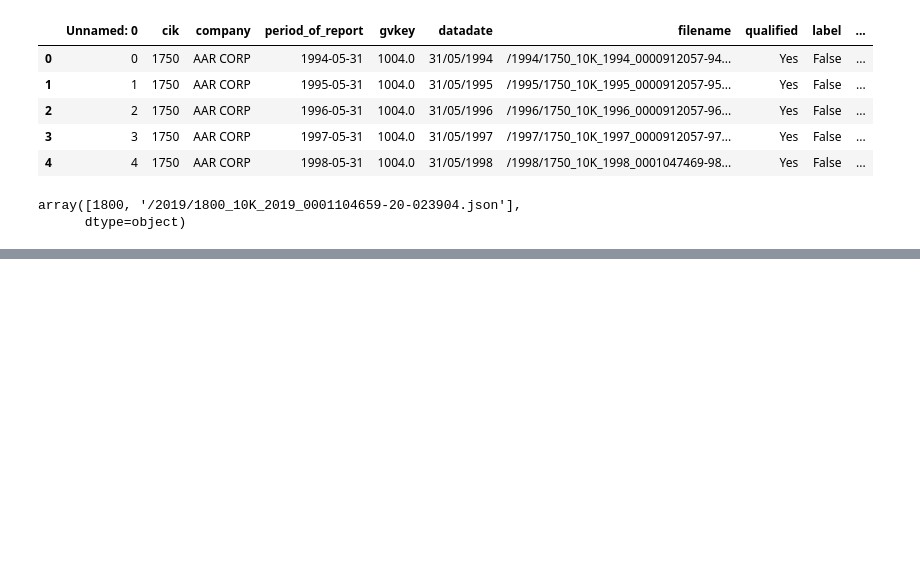
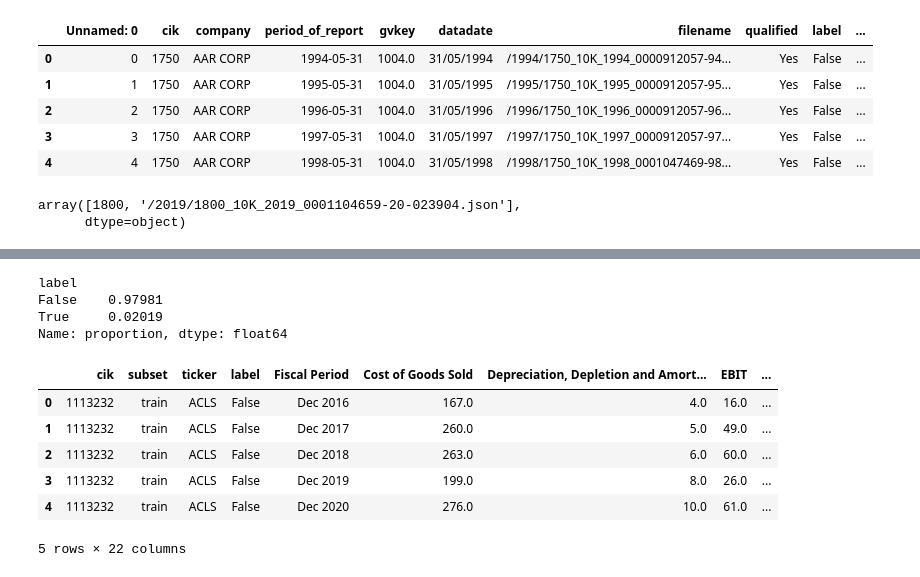
Before and after one commit to grepoz/bankruptcy-prophet, a Jupyter notebook: dataset/edgar-summary-generator.ipynb, the cells around one changed output, grey strips where cells are left out. Drawn from its saved outputs; the diff is of its cells as text; code cells hidden in the pictures; blank space fills up the shorter version.

```diff
--- a/dataset/edgar-summary-generator.ipynb
+++ b/dataset/edgar-summary-generator.ipynb
@@ -421,0 +940,4 @@ df.to_csv('example_textual_data.csv', index=False)
+# %%
+# get three columns: ciks, labels, subset
+df_bankrupt_companies_unique = df_bankrupt_companies_unique[['cik', 'label', 'subset']]
+df_bankrupt_companies_unique.head()
@@ -421,0 +951,4 @@ df.to_csv('example_textual_data.csv', index=False)
+# %%
+# add to the textual data the labels and subsets
+df = pd.merge(df, df_bankrupt_companies_unique, on='cik', how='left')
+df.head()
@@ -421,0 +962,3 @@ df.to_csv('example_textual_data.csv', index=False)
+# %%
+# rearrange the columns
+df = df[['cik', 'label', 'subset', 'text']]
@@ -421,0 +967,19 @@ df.to_csv('example_textual_data.csv', index=False)
+# %%
+df.value_counts('label', normalize=True)
+# %% [output]
+label
+False    0.97981
+True     0.02019
+Name: proportion, dtype: float64
+# %%
+df_numerical = df_bankrupt_companies[df_bankrupt_companies['cik'].isin(df['cik'])]
+# %%
+df_numerical.head()
+# %% [output]
+|  | cik | subset | ticker | label | Fiscal Period | Cost of Goods Sold | Depreciation, Depletion and Amort... | EBIT | ... |
+| 0 | 1113232 | train | ACLS | False | Dec 2016 | 167.0 | 4.0 | 16.0 | ... |
+| 1 | 1113232 | train | ACLS | False | Dec 2017 | 260.0 | 5.0 | 49.0 | ... |
+| 2 | 1113232 | train | ACLS | False | Dec 2018 | 263.0 | 6.0 | 60.0 | ... |
+| 3 | 1113232 | train | ACLS | False | Dec 2019 | 199.0 | 8.0 | 26.0 | ... |
+| 4 | 1113232 | train | ACLS | False | Dec 2020 | 276.0 | 10.0 | 61.0 | ... |
+5 rows × 22 columns
```
Also changed, not shown: parts of 60 cells of this notebook, 24 other files.
